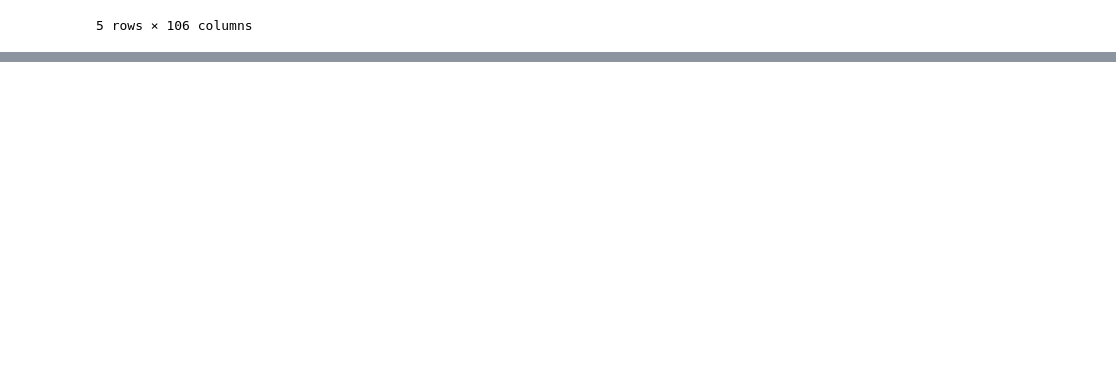
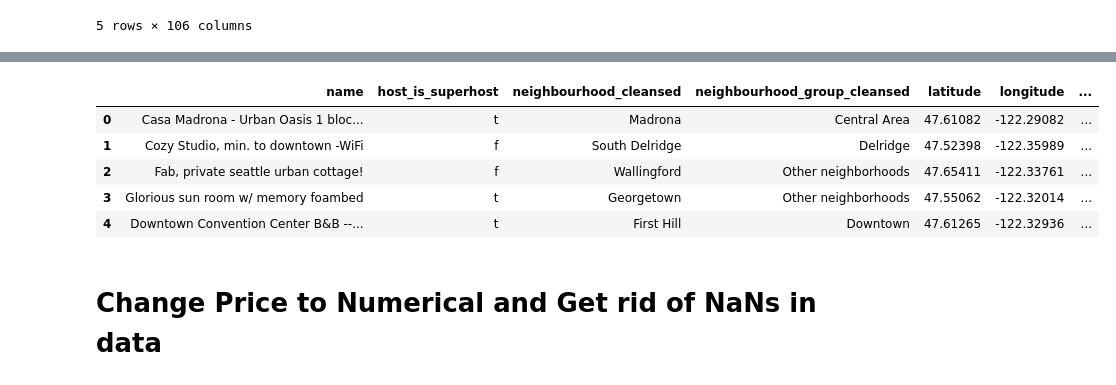
Before and after one commit to trossII/SeattleBnB, a Jupyter notebook: Exploratory Notebooks/Untitled.ipynb, the cells around one changed output, grey strips where cells are left out. Saved outputs shown, nothing was run; the diff lists cells and outputs as text; code cells hidden in the pictures; blank space fills up the shorter version.

```diff
--- a/Exploratory Notebooks/Untitled.ipynb
+++ b/Exploratory Notebooks/Untitled.ipynb
@@ -78,0 +59,11 @@ data1.describe()
+# %%
+data1.head()
+# %% [output]
+|  | name | host_is_superhost | neighbourhood_cleansed | neighbourhood_group_cleansed | latitude | longitude | ... |
+| 0 | Casa Madrona - Urban Oasis 1 bloc... | t | Madrona | Central Area | 47.61082 | -122.29082 | ... |
+| 1 | Cozy Studio, min. to downtown -WiFi | f | South Delridge | Delridge | 47.52398 | -122.35989 | ... |
+| 2 | Fab, private seattle urban cottage! | f | Wallingford | Other neighborhoods | 47.65411 | -122.33761 | ... |
+| 3 | Glorious sun room w/ memory foambed | t | Georgetown | Other neighborhoods | 47.55062 | -122.32014 | ... |
+| 4 | Downtown Convention Center B&B --... | t | First Hill | Downtown | 47.61265 | -122.32936 | ... |
+# %% [markdown]
+# Change Price to Numerical and Get rid of NaNs in data
```
Also changed, not shown: parts of 59 cells of this notebook, 4 other files.
